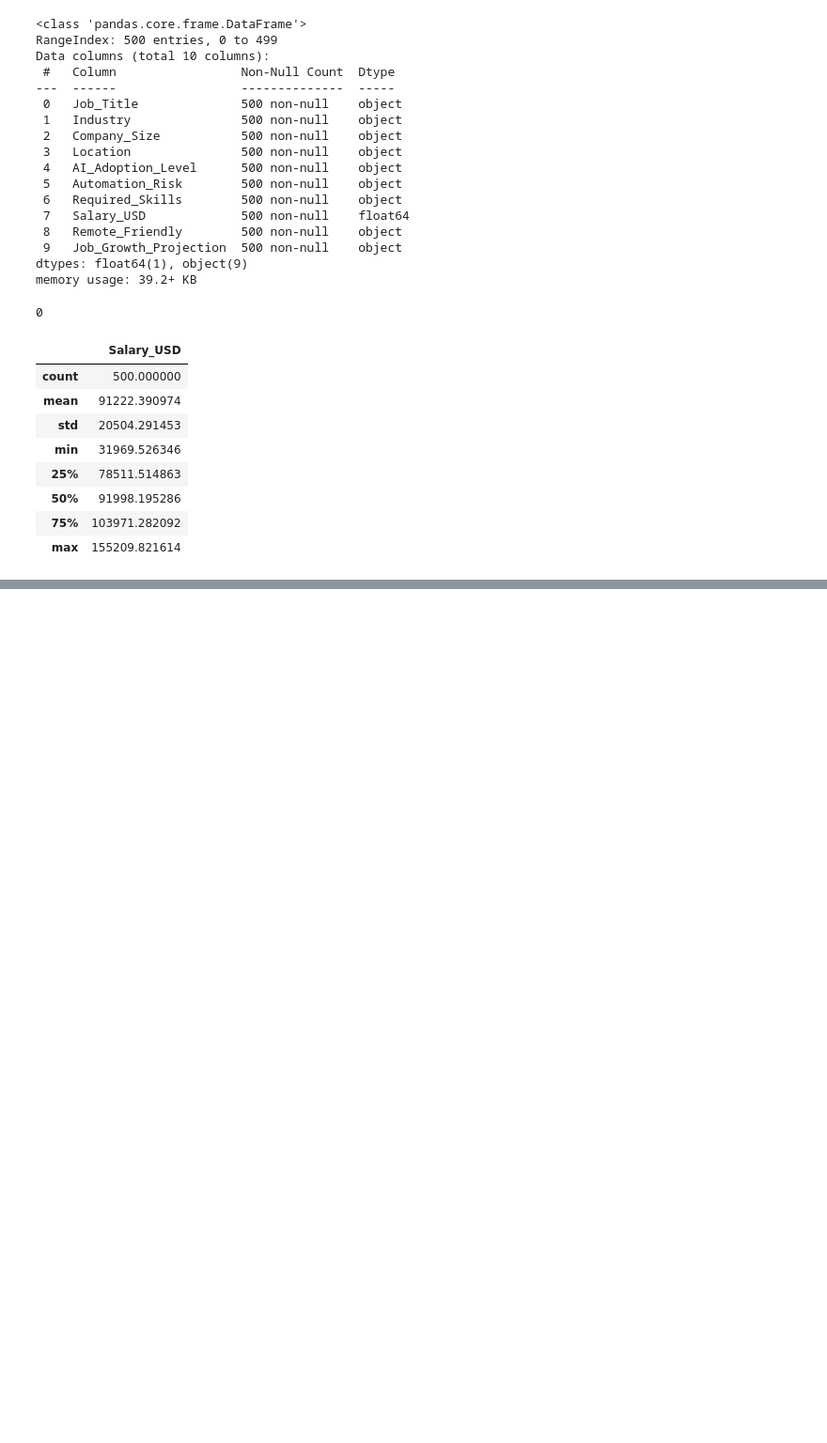
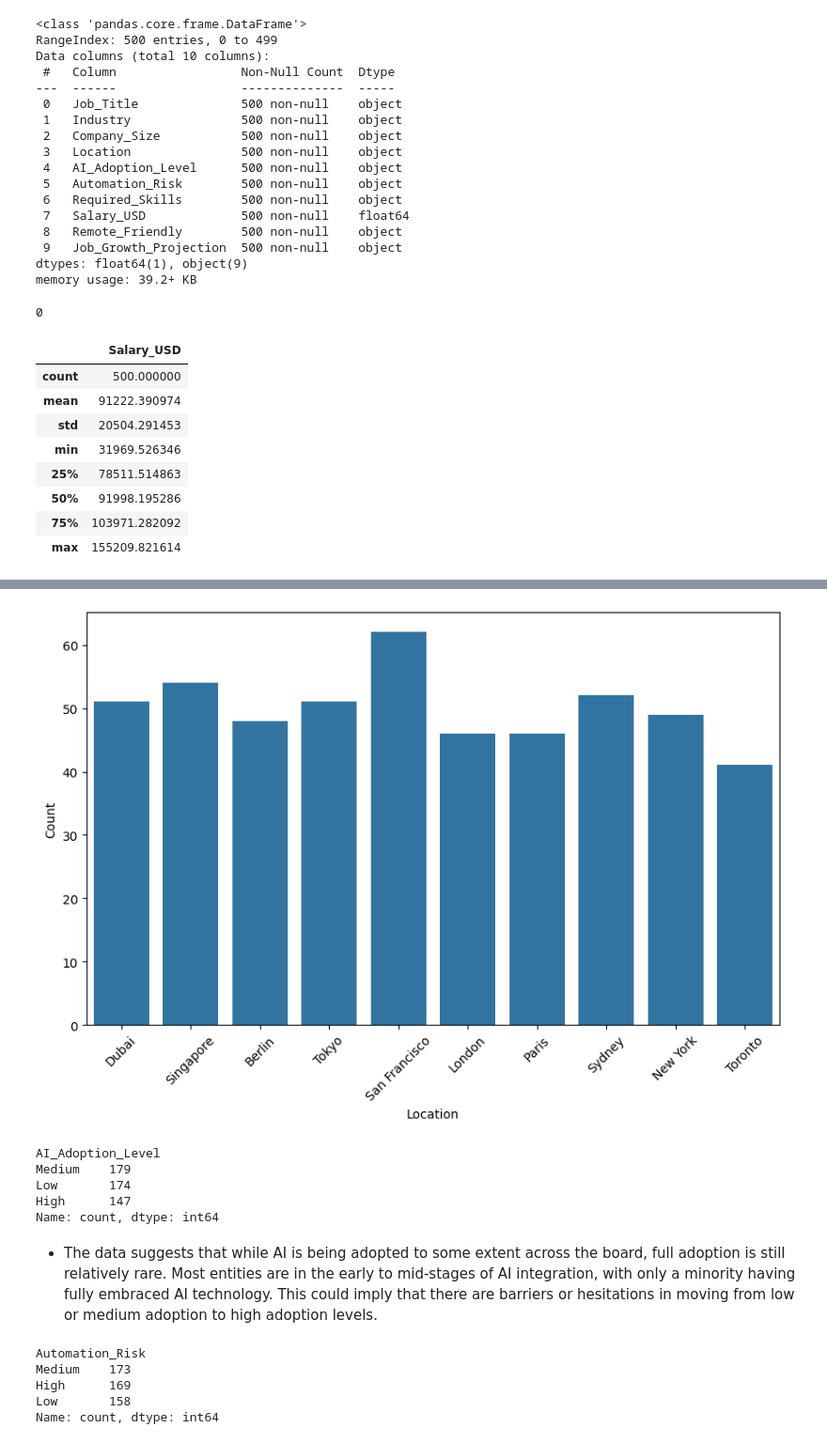
Before and after one commit to hasanenesguray/Data-Science-Projects, a Jupyter notebook: Data Analysis/AI Powered Job Market/AI Powered Job Market Insights.ipynb, the cells around one changed output, grey strips where cells are left out. Shown at 94% size. Cells and saved outputs as stored; diff of their text form; code cells hidden in the pictures; blank space fills up the shorter version.

```diff
--- a/Data Analysis/AI Powered Job Market/AI Powered Job Market Insights.ipynb
+++ b/Data Analysis/AI Powered Job Market/AI Powered Job Market Insights.ipynb
@@ -51,0 +101,27 @@ df.describe()
+# %%
+plt.figure(figsize=(10,6))
+sns.countplot(data=df,x='Location')
+plt.xlabel("Location")
+plt.ylabel("Count")
+plt.xticks(rotation=45)  # Rotate the x-axis labels by 90 degrees
+plt.show()
+# %% [output]
+[figure, added]
+# %%
+df['AI_Adoption_Level'].value_counts()
+# %% [output]
+AI_Adoption_Level
+Medium    179
+Low       174
+High      147
+Name: count, dtype: int64
+# %% [markdown]
+* The data suggests that while AI is being adopted to some extent across the board, full adoption is still relatively rare. Most entities are in the early to mid-stages of AI integration, with only a minority having fully embraced AI technology. This could imply that there are barriers or hesitations in moving from low or medium adoption to high adoption levels.
+# %%
+df['Automation_Risk'].value_counts()
+# %% [output]
+Automation_Risk
+Medium    173
+High      169
+Low       158
+Name: count, dtype: int64
```
Also changed, not shown: parts of 18 cells of this notebook.
